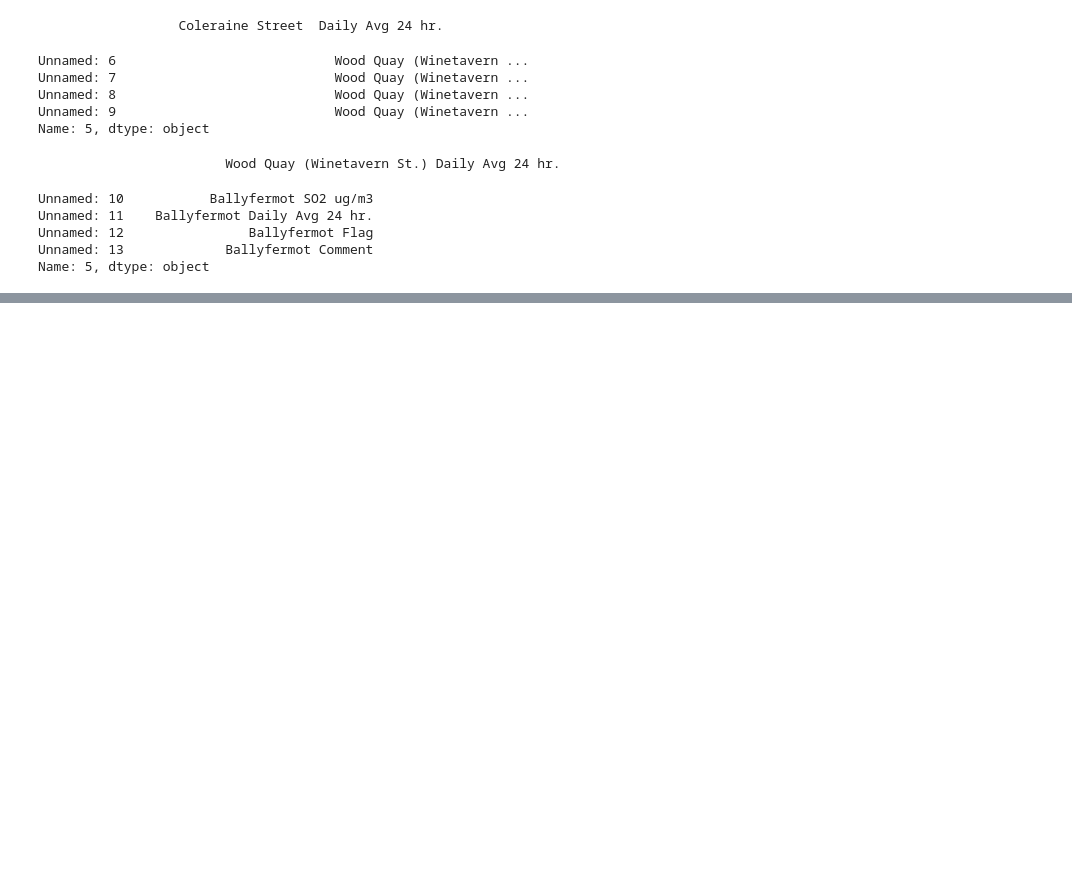
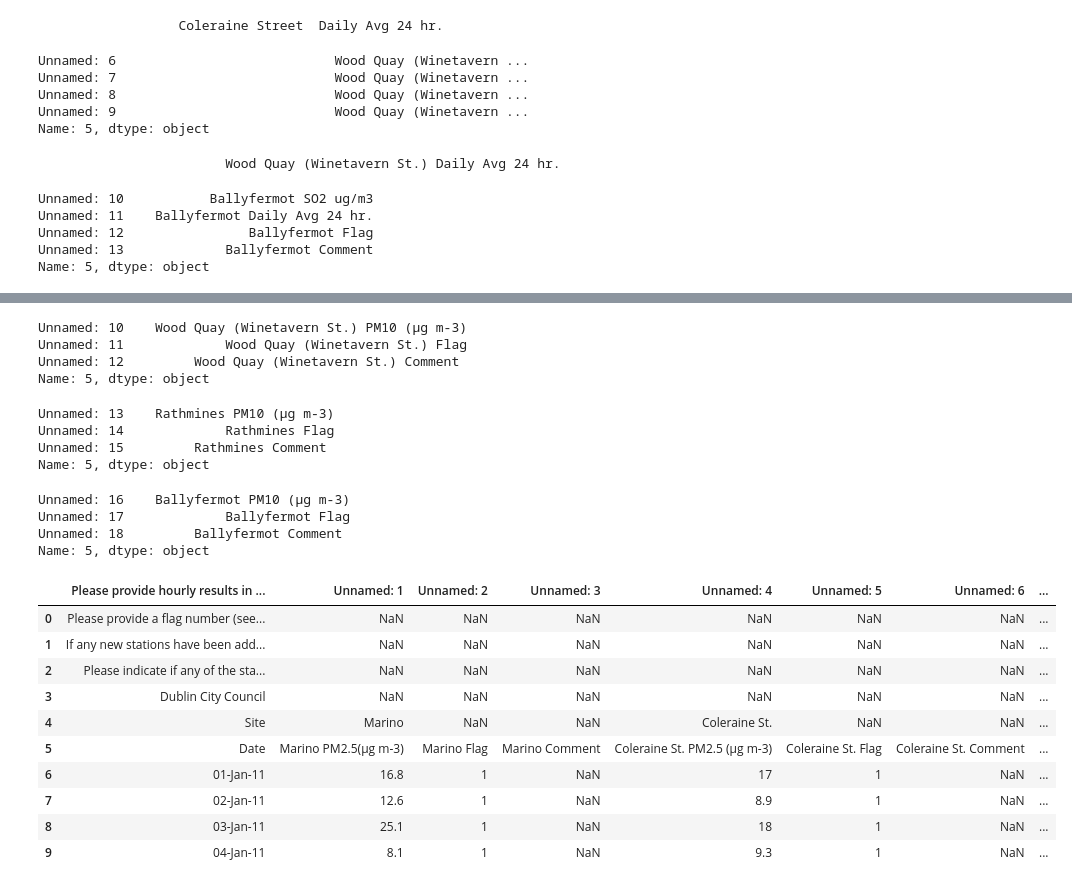
Before and after one commit to Saminyead/Dublin_AQ_2011_Analysis, a Jupyter notebook: Dublin_Air_Pollution_Project.ipynb, the cells around one changed output, grey strips where cells are left out. Drawn from its saved outputs; the diff is of its cells as text; code cells hidden in the pictures; blank space fills up the shorter version.

```diff
--- a/Dublin_Air_Pollution_Project.ipynb
+++ b/Dublin_Air_Pollution_Project.ipynb
@@ -135,0 +229,42 @@ dublin_so2.iloc[5,12]
+# %%
+#label change for dublin_pm.iloc[5,10:13]
+append_st_to_param_name(dublin_pm,4,10,5,10,13)
+# %% [output]
+Unnamed: 10    Wood Quay (Winetavern St.) PM10 (µg m-3)
+Unnamed: 11             Wood Quay (Winetavern St.) Flag
+Unnamed: 12         Wood Quay (Winetavern St.) Comment
+Name: 5, dtype: object
+# %%
+#label change for dublin_pm.iloc[5,13:16]
+append_st_to_param_name(dublin_pm,4,13,5,13,16)
+# %% [output]
+Unnamed: 13    Rathmines PM10 (µg m-3)
+Unnamed: 14             Rathmines Flag
+Unnamed: 15         Rathmines Comment
+Name: 5, dtype: object
+# %%
+#label change for dublin_pm.iloc[5,16:19]
+append_st_to_param_name(dublin_pm,4,16,5,16,19)
+# %% [output]
+Unnamed: 16    Ballyfermot PM10 (µg m-3)
+Unnamed: 17             Ballyfermot Flag
+Unnamed: 18         Ballyfermot Comment
+Name: 5, dtype: object
+# %%
+#shortening dublin_pm to only the first 19 rows (i.e. up to column = 18)
+dublin_pm = dublin_pm.iloc[:,:19]
+# %%
+#view the dataframe for a check
+dublin_pm.head(10)
+# %% [output]
+|  | Please provide hourly results in ... | Unnamed: 1 | Unnamed: 2 | Unnamed: 3 | Unnamed: 4 | Unnamed: 5 | Unnamed: 6 | ... |
+| 0 | Please provide a flag number (see... | NaN | NaN | NaN | NaN | NaN | NaN | ... |
+| 1 | If any new stations have been add... | NaN | NaN | NaN | NaN | NaN | NaN | ... |
+| 2 | Please indicate if any of the sta... | NaN | NaN | NaN | NaN | NaN | NaN | ... |
+| 3 | Dublin City Council | NaN | NaN | NaN | NaN | NaN | NaN | ... |
+| 4 | Site | Marino | NaN | NaN | Coleraine St. | NaN | NaN | ... |
+| 5 | Date | Marino PM2.5(µg m-3) | Marino Flag | Marino Comment | Coleraine St. PM2.5 (µg m-3) | Coleraine St. Flag | Coleraine St. Comment | ... |
+| 6 | 01-Jan-11 | 16.8 | 1 | NaN | 17 | 1 | NaN | ... |
+| 7 | 02-Jan-11 | 12.6 | 1 | NaN | 8.9 | 1 | NaN | ... |
+| 8 | 03-Jan-11 | 25.1 | 1 | NaN | 18 | 1 | NaN | ... |
+| 9 | 04-Jan-11 | 8.1 | 1 | NaN | 9.3 | 1 | NaN | ... |
```
Also changed, not shown: parts of 8 cells of this notebook, 1 other file.
